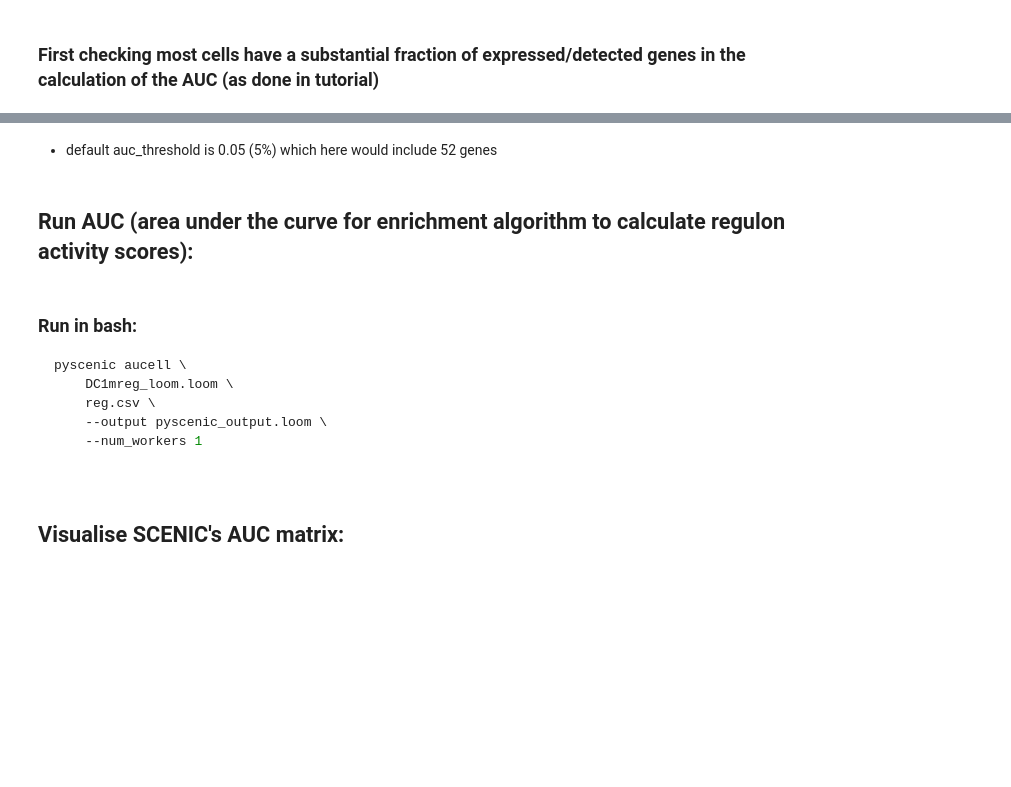
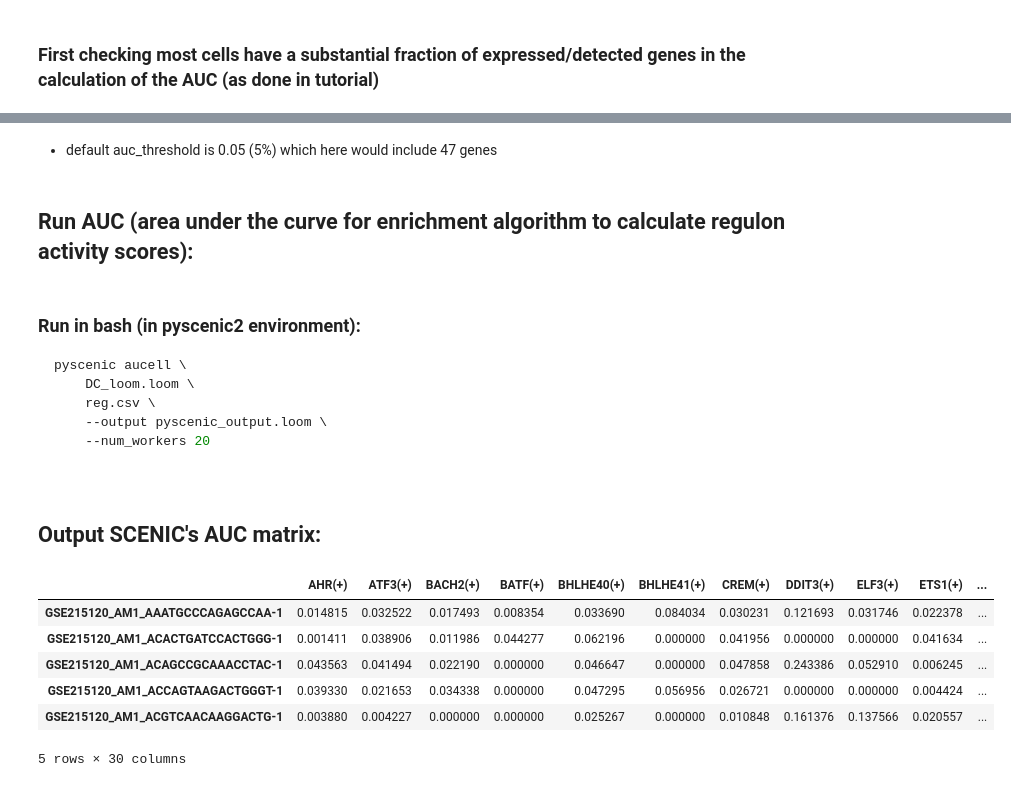
Before and after one commit to tuonglab/Nikita-project, a Jupyter notebook: notebooks/2025-01-07_pyscenic.ipynb, the cells around one changed output, grey strips where cells are left out. Saved outputs shown, nothing was run; the diff lists cells and outputs as text; code cells hidden in the pictures; blank space fills up the shorter version.

Commit message:
pyscenic

````diff
--- a/notebooks/2025-01-07_pyscenic.ipynb
+++ b/notebooks/2025-01-07_pyscenic.ipynb
@@ -197,15 +184,15 @@ https://gist.github.com/mwaskom/de44147ed2974457ad6372750bbe5751
 # %% [markdown]
-* default auc_threshold is 0.05 (5%) which here would include 52 genes
+* default auc_threshold is 0.05 (5%) which here would include 47 genes
 # %% [markdown]
 ## Run AUC (area under the curve for enrichment algorithm to calculate regulon activity scores):
 # %% [markdown]
-### Run in bash:
+### Run in bash (in pyscenic2 environment):
 
 ``` bash
 pyscenic aucell \
-    DC1mreg_loom.loom \
+    DC_loom.loom \
     reg.csv \
     --output pyscenic_output.loom \
-    --num_workers 1
+    --num_workers 20
 # %% [markdown]
-## Visualise SCENIC's AUC matrix:
+## Output SCENIC's AUC matrix:
@@ -211,0 +203,16 @@ pyscenic aucell \
+# %%
+# collect SCENIC AUCell output
+lf = lp.connect("pyscenic_output.loom", mode='r+', validate=False )
+auc_mtx = pd.DataFrame( lf.ca.RegulonsAUC, index=lf.ca.CellID)
+lf.close()
+# %%
+# activity score for each regulon (column) for every cell (row)
+auc_mtx.head()
+# %% [output]
+|  | AHR(+) | ATF3(+) | BACH2(+) | BATF(+) | BHLHE40(+) | BHLHE41(+) | CREM(+) | DDIT3(+) | ELF3(+) | ETS1(+) | ... |
+| GSE215120_AM1_AAATGCCCAGAGCCAA-1 | 0.014815 | 0.032522 | 0.017493 | 0.008354 | 0.033690 | 0.084034 | 0.030231 | 0.121693 | 0.031746 | 0.022378 | ... |
+| GSE215120_AM1_ACACTGATCCACTGGG-1 | 0.001411 | 0.038906 | 0.011986 | 0.044277 | 0.062196 | 0.000000 | 0.041956 | 0.000000 | 0.000000 | 0.041634 | ... |
+| GSE215120_AM1_ACAGCCGCAAACCTAC-1 | 0.043563 | 0.041494 | 0.022190 | 0.000000 | 0.046647 | 0.000000 | 0.047858 | 0.243386 | 0.052910 | 0.006245 | ... |
+| GSE215120_AM1_ACCAGTAAGACTGGGT-1 | 0.039330 | 0.021653 | 0.034338 | 0.000000 | 0.047295 | 0.056956 | 0.026721 | 0.000000 | 0.000000 | 0.004424 | ... |
+| GSE215120_AM1_ACGTCAACAAGGACTG-1 | 0.003880 | 0.004227 | 0.000000 | 0.000000 | 0.025267 | 0.000000 | 0.010848 | 0.161376 | 0.137566 | 0.020557 | ... |
+5 rows × 30 columns
````
Also changed, not shown: parts of 24 cells of this notebook.
